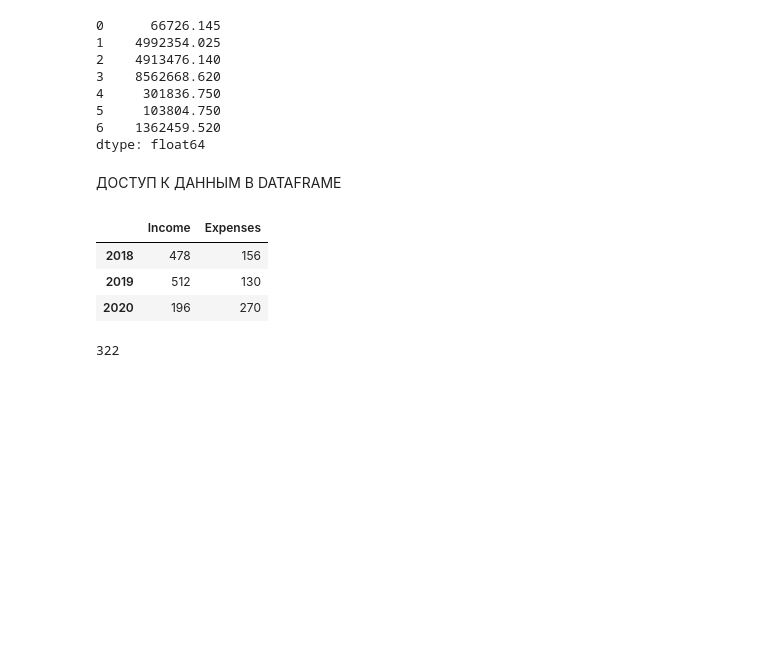
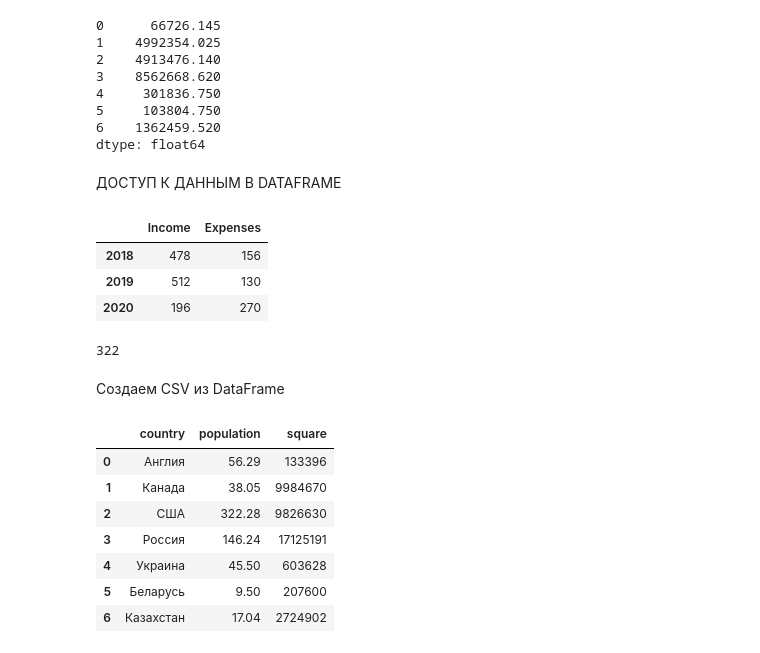
Before and after one commit to elvisandsivle/sf_data_science, a Jupyter notebook: SkillFactory/Модуль 4. Введение в Pandas/Введение в Pandas.ipynb, the cells around one changed output. Cells and saved outputs as stored; diff of their text form; code cells hidden in the pictures; blank space fills up the shorter version.

```diff
--- a/SkillFactory/Модуль 4. Введение в Pandas/Введение в Pandas.ipynb
+++ b/SkillFactory/Модуль 4. Введение в Pandas/Введение в Pandas.ipynb
@@ -123,3 +123,5 @@ display(get_profit(df, 2018))
 | 2019 | 512 | 130 |
 | 2020 | 196 | 270 |
 322
+# %% [markdown]
+Создаем CSV из DataFrame
@@ -125,0 +136,12 @@ display(get_profit(df, 2018))
+# %%
+countries_data = pd.read_csv('data/countries.csv', sep=';')
+display(countries_data)
+# %% [output]
+|  | country | population | square |
+| 0 | Англия | 56.29 | 133396 |
+| 1 | Канада | 38.05 | 9984670 |
+| 2 | США | 322.28 | 9826630 |
+| 3 | Россия | 146.24 | 17125191 |
+| 4 | Украина | 45.50 | 603628 |
+| 5 | Беларусь | 9.50 | 207600 |
+| 6 | Казахстан | 17.04 | 2724902 |
```
Also changed, not shown: parts of 6 cells of this notebook, 6 other files.
